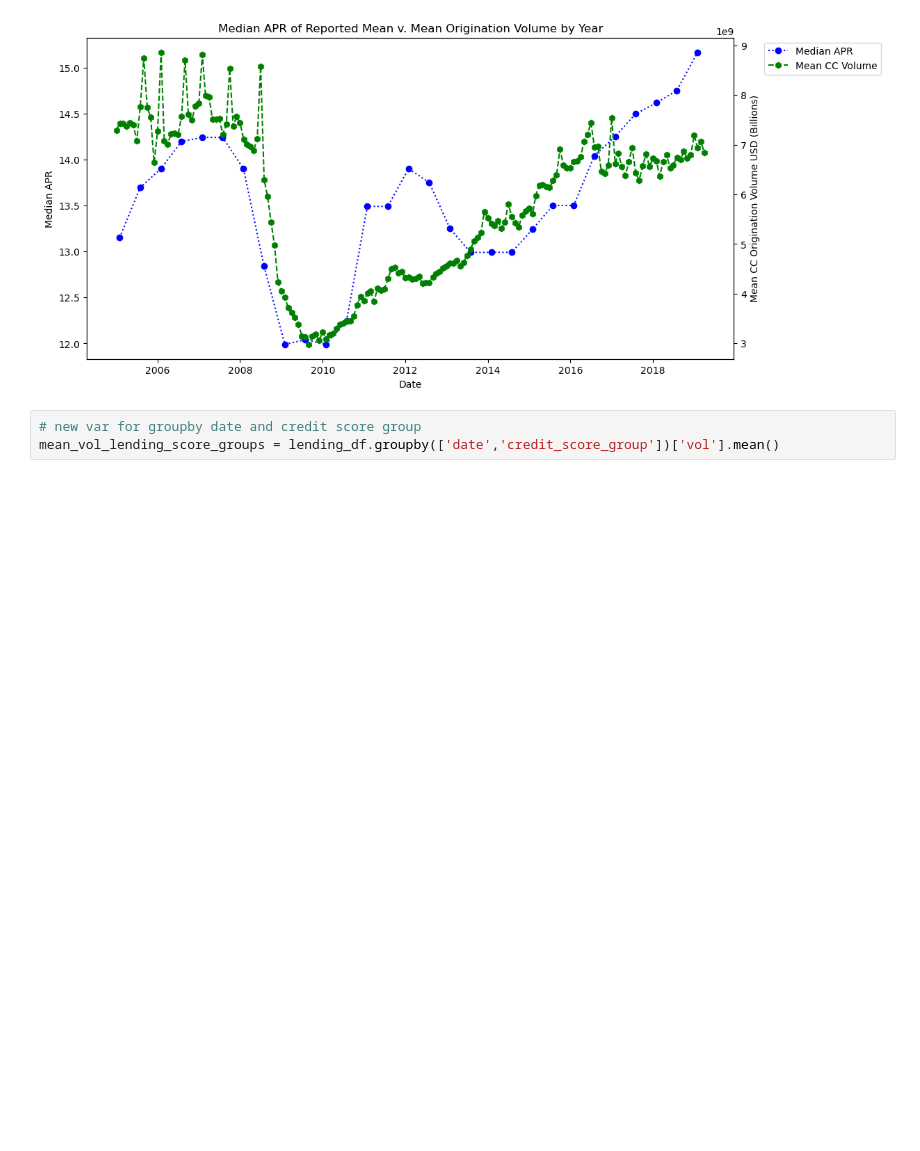
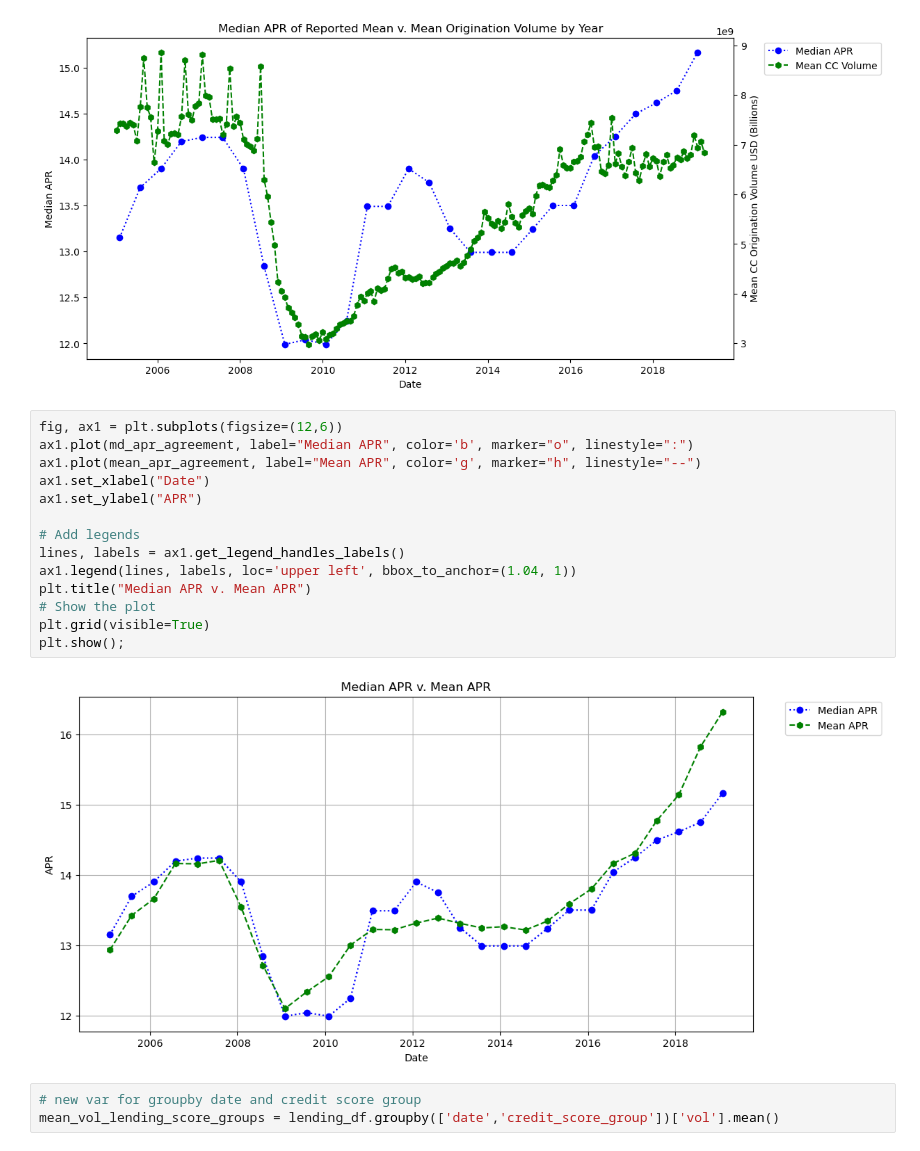
Before and after one commit to DanielGroneberg/TOP_project, a Jupyter notebook: code/CFPB_Data.ipynb, the cells around one changed output. Saved outputs shown, nothing was run; the diff lists cells and outputs as text; blank space fills up the shorter version.

```diff
--- a/code/CFPB_Data.ipynb
+++ b/code/CFPB_Data.ipynb
@@ -1263,6 +1263,22 @@ ax1.legend(lines, labels, loc='upper left', bbox_to_anchor=(1.04, 1))
 plt.title("Median APR of Reported Mean v. Mean Origination Volume by Year");
 # %% [output]
 [figure]
+# %%
+fig, ax1 = plt.subplots(figsize=(12,6))
+ax1.plot(md_apr_agreement, label="Median APR", color='b', marker="o", linestyle=":")
+ax1.plot(mean_apr_agreement, label="Mean APR", color='g', marker="h", linestyle="--")
+ax1.set_xlabel("Date")
+ax1.set_ylabel("APR")
+
+# Add legends
+lines, labels = ax1.get_legend_handles_labels()
+ax1.legend(lines, labels, loc='upper left', bbox_to_anchor=(1.04, 1))
+plt.title("Median APR v. Mean APR")
+# Show the plot
+plt.grid(visible=True)
+plt.show();
+# %% [output]
+[figure, added]
 # %%
 # new var for groupby date and credit score group
 mean_vol_lending_score_groups = lending_df.groupby(['date','credit_score_group'])['vol'].mean()
```
Also changed, not shown: parts of 1 cell of this notebook.
